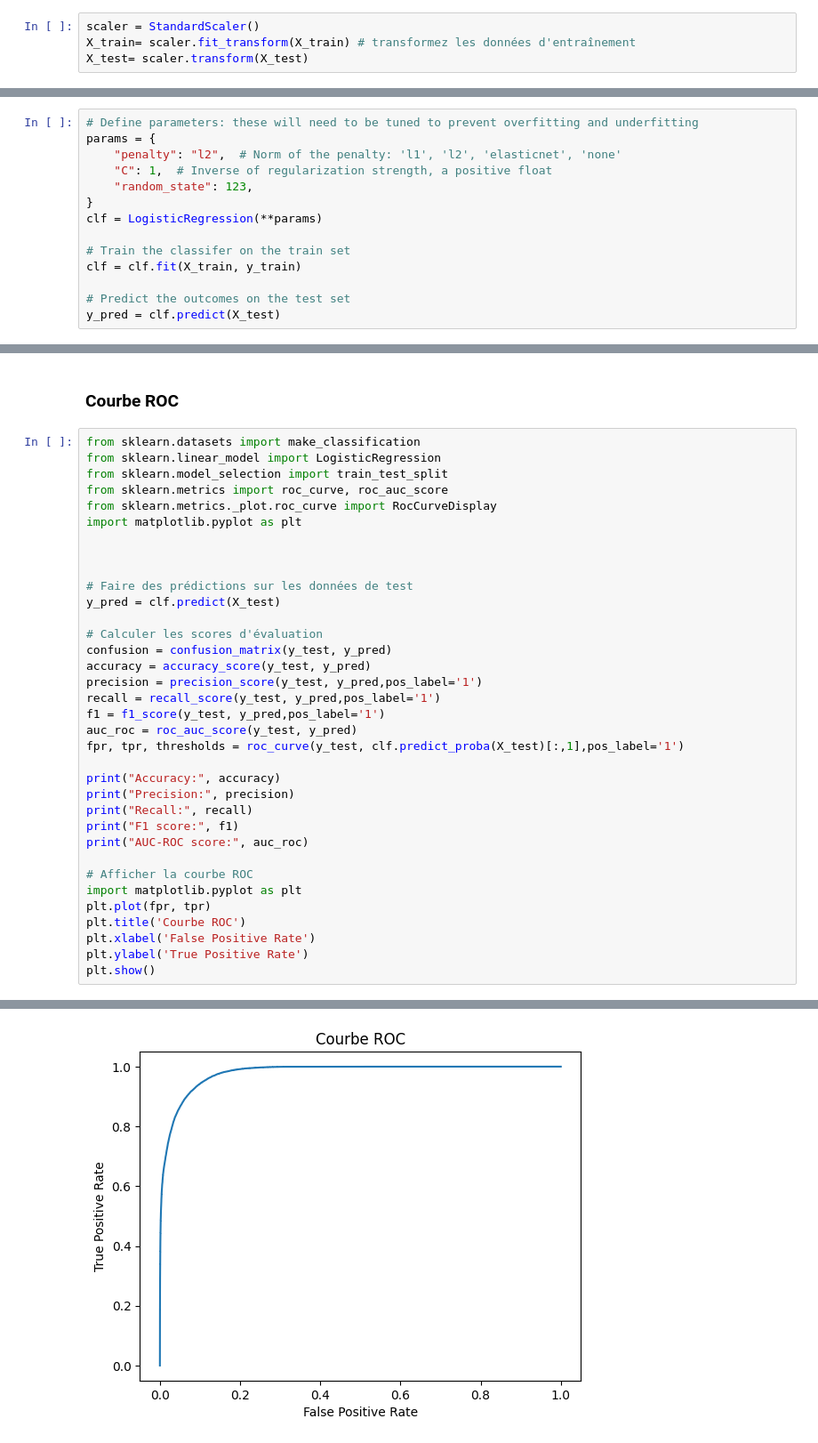
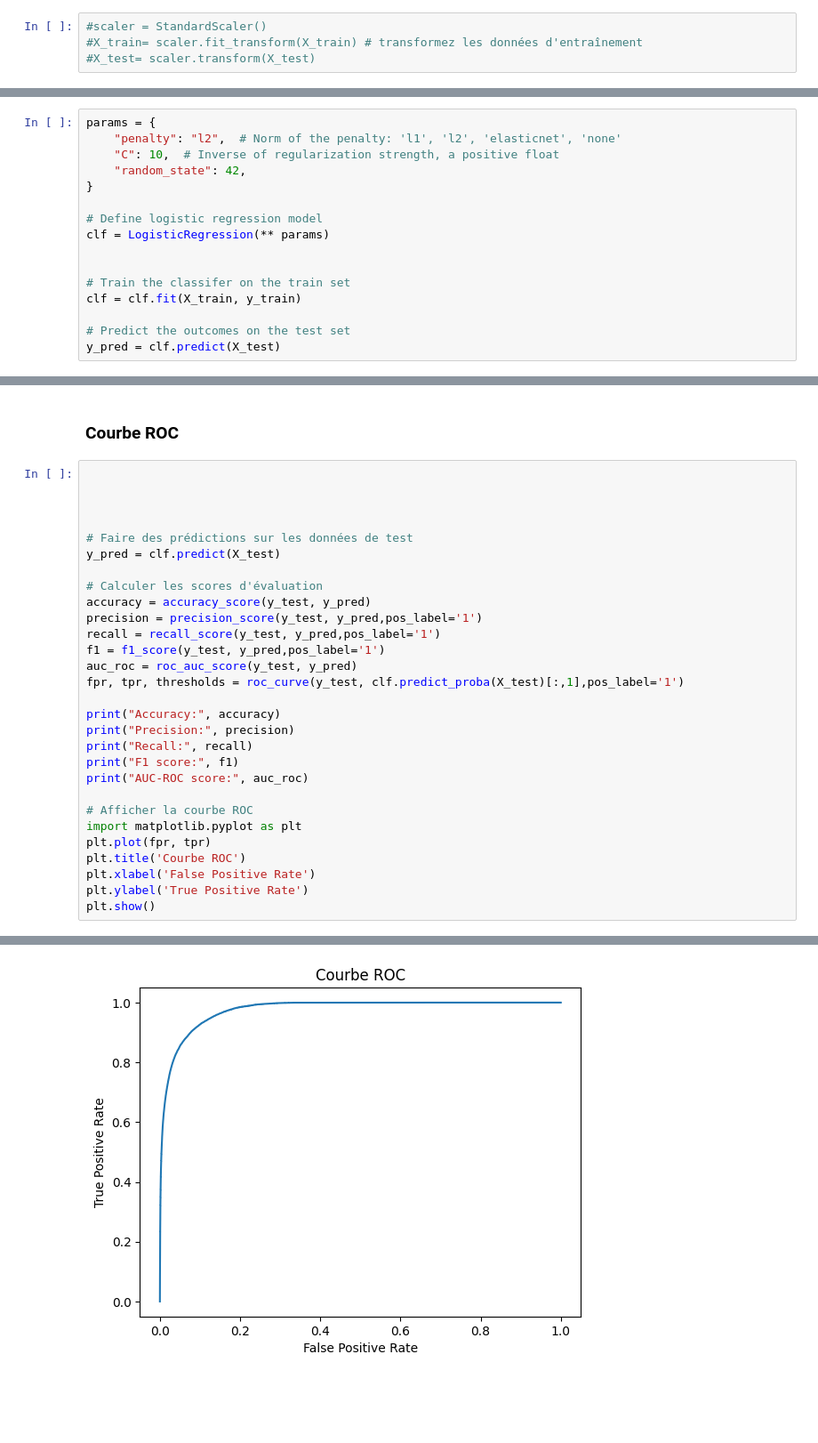
Before and after one commit to KhalilMazouz/ProjetMachineLearning, a Jupyter notebook: Projet_ML.ipynb, the cells around one changed output, grey strips where cells are left out. Shown at 89% size. Saved outputs shown, nothing was run; the diff lists cells and outputs as text; blank space fills up the shorter version.

```diff
--- a/Projet_ML.ipynb
+++ b/Projet_ML.ipynb
@@ -408,8 +409,8 @@ X_train, X_test, y_train, y_test = train_test_split(
 # %% [markdown]
 ## Normalisation des données quanti
 # %%
-scaler = StandardScaler()
-X_train= scaler.fit_transform(X_train) # transformez les données d'entraînement
-X_test= scaler.transform(X_test)
+#scaler = StandardScaler()
+#X_train= scaler.fit_transform(X_train) # transformez les données d'entraînement
+#X_test= scaler.transform(X_test)
 # %% [markdown]
 ## Aplication du modèle d'apprentissage
@@ -416,11 +468,13 @@ X_test= scaler.transform(X_test)
 # %%
-# Define parameters: these will need to be tuned to prevent overfitting and underfitting
 params = {
     "penalty": "l2",  # Norm of the penalty: 'l1', 'l2', 'elasticnet', 'none'
-    "C": 1,  # Inverse of regularization strength, a positive float
-    "random_state": 123,
+    "C": 10,  # Inverse of regularization strength, a positive float
+    "random_state": 42,
 }
-clf = LogisticRegression(**params)
+
+# Define logistic regression model
+clf = LogisticRegression(** params)
+
 
 # Train the classifer on the train set
 clf = clf.fit(X_train, y_train)
@@ -461,12 +523,7 @@ Text(0.5, 23.52222222222222, 'Predicted label')
 # %% [markdown]
 ### Courbe ROC
 # %%
-from sklearn.datasets import make_classification
-from sklearn.linear_model import LogisticRegression
-from sklearn.model_selection import train_test_split
-from sklearn.metrics import roc_curve, roc_auc_score
-from sklearn.metrics._plot.roc_curve import RocCurveDisplay
-import matplotlib.pyplot as plt
+
 
 
 
@@ -474,7 +531,6 @@ import matplotlib.pyplot as plt
 y_pred = clf.predict(X_test)
 
 # Calculer les scores d'évaluation
-confusion = confusion_matrix(y_test, y_pred)
 accuracy = accuracy_score(y_test, y_pred)
 precision = precision_score(y_test, y_pred,pos_label='1')
 recall = recall_score(y_test, y_pred,pos_label='1')
@@ -504 +560 @@ AUC-ROC score: 0.8571641017318268
-[figure, old version]
+[figure, new version]
```
Also changed, not shown: parts of 5 cells of this notebook.
